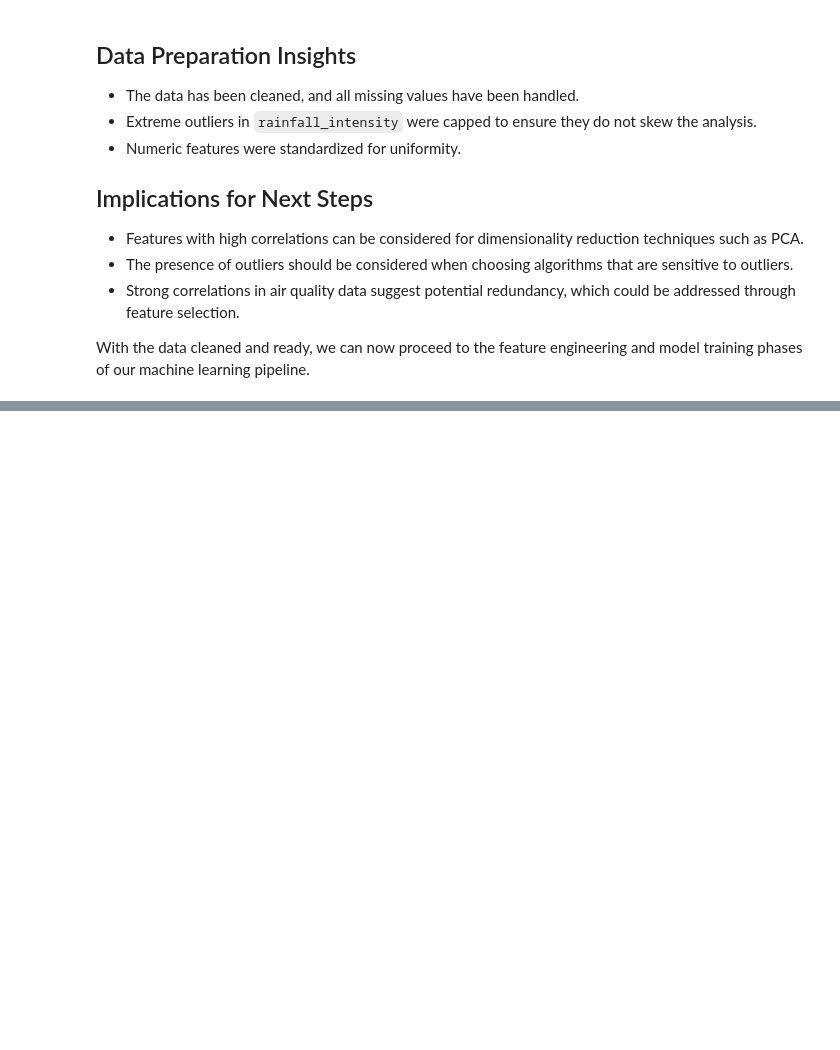
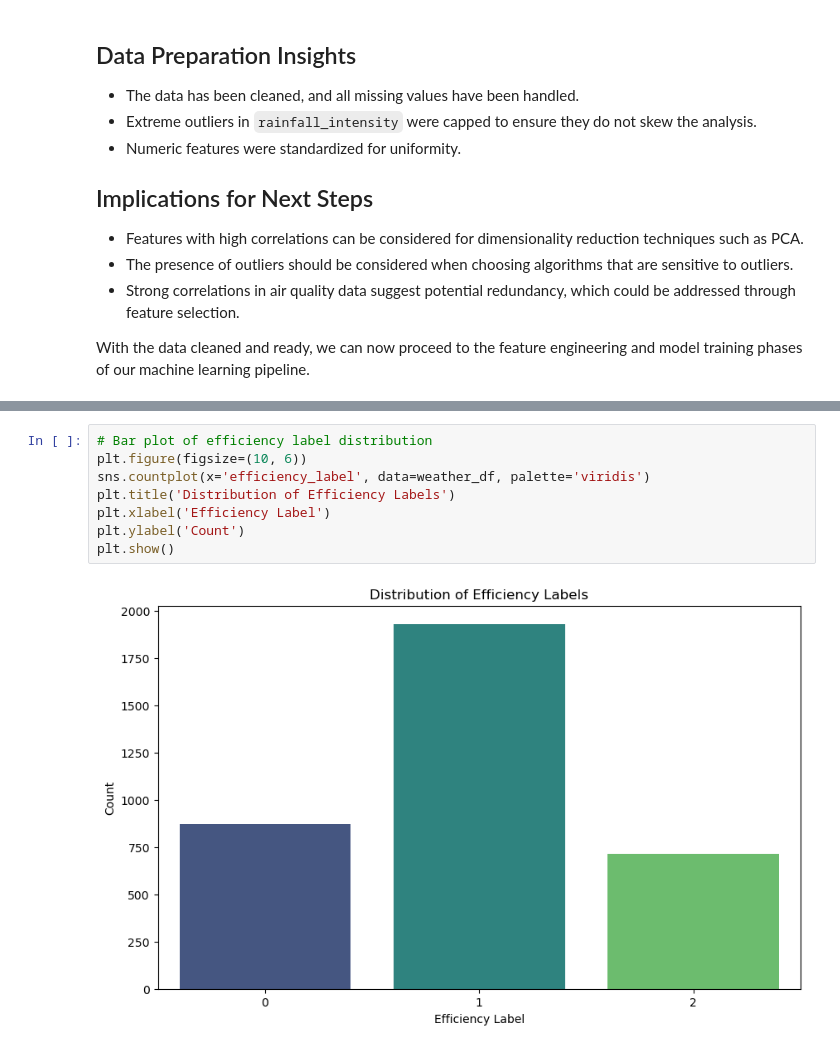
Before and after one commit to thetruthkenhurt/Solar-panel-efficiency-prediction, a Jupyter notebook: eda.ipynb, the cells around one changed output, grey strips where cells are left out. Cells and saved outputs as stored; diff of their text form; blank space fills up the shorter version.

```diff
--- a/eda.ipynb
+++ b/eda.ipynb
@@ -303,0 +510,10 @@ With the data cleaned and ready, we can now proceed to the feature engineering a
+# %%
+# Bar plot of efficiency label distribution
+plt.figure(figsize=(10, 6))
+sns.countplot(x='efficiency_label', data=weather_df, palette='viridis')
+plt.title('Distribution of Efficiency Labels')
+plt.xlabel('Efficiency Label')
+plt.ylabel('Count')
+plt.show()
+# %% [output]
+[figure, added]
```
Also changed, not shown: parts of 23 cells of this notebook, 3 other files.
